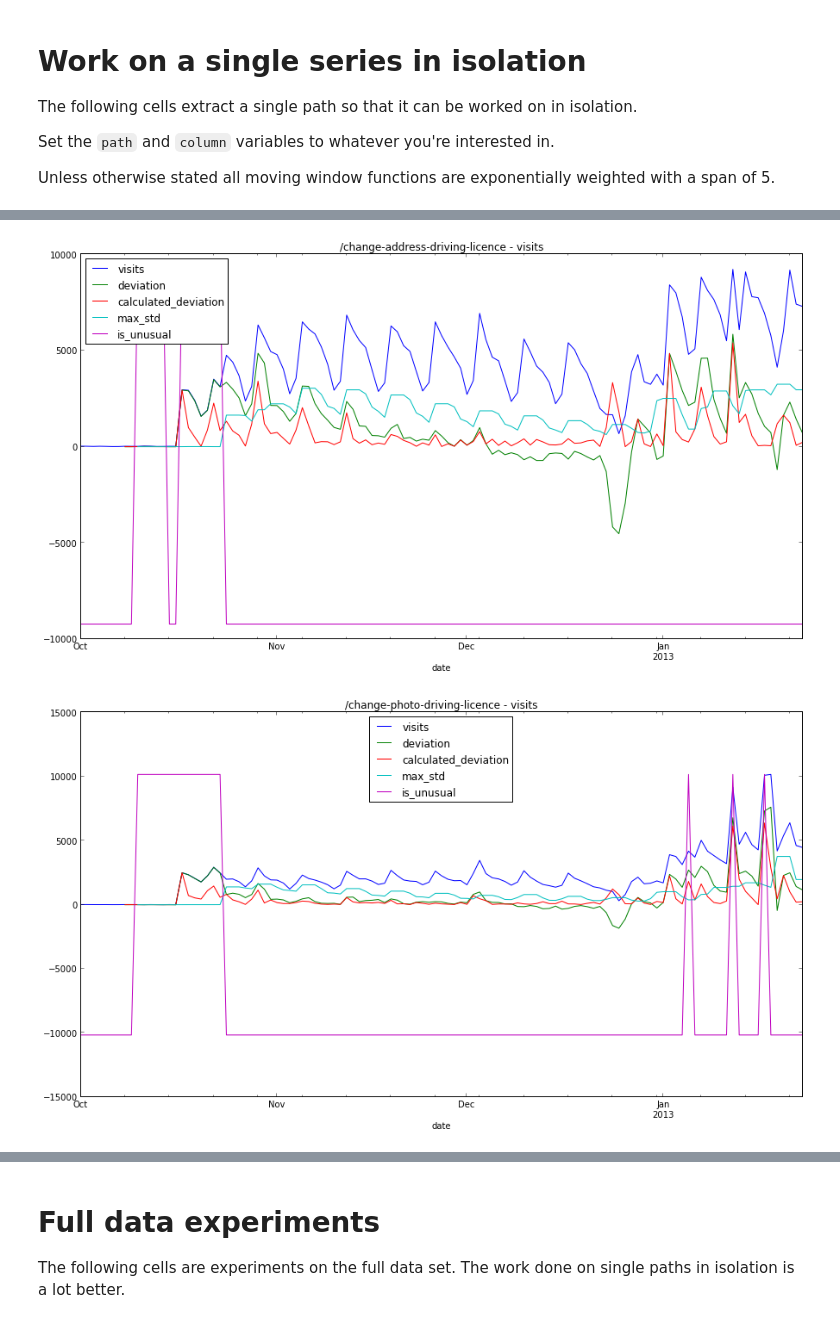
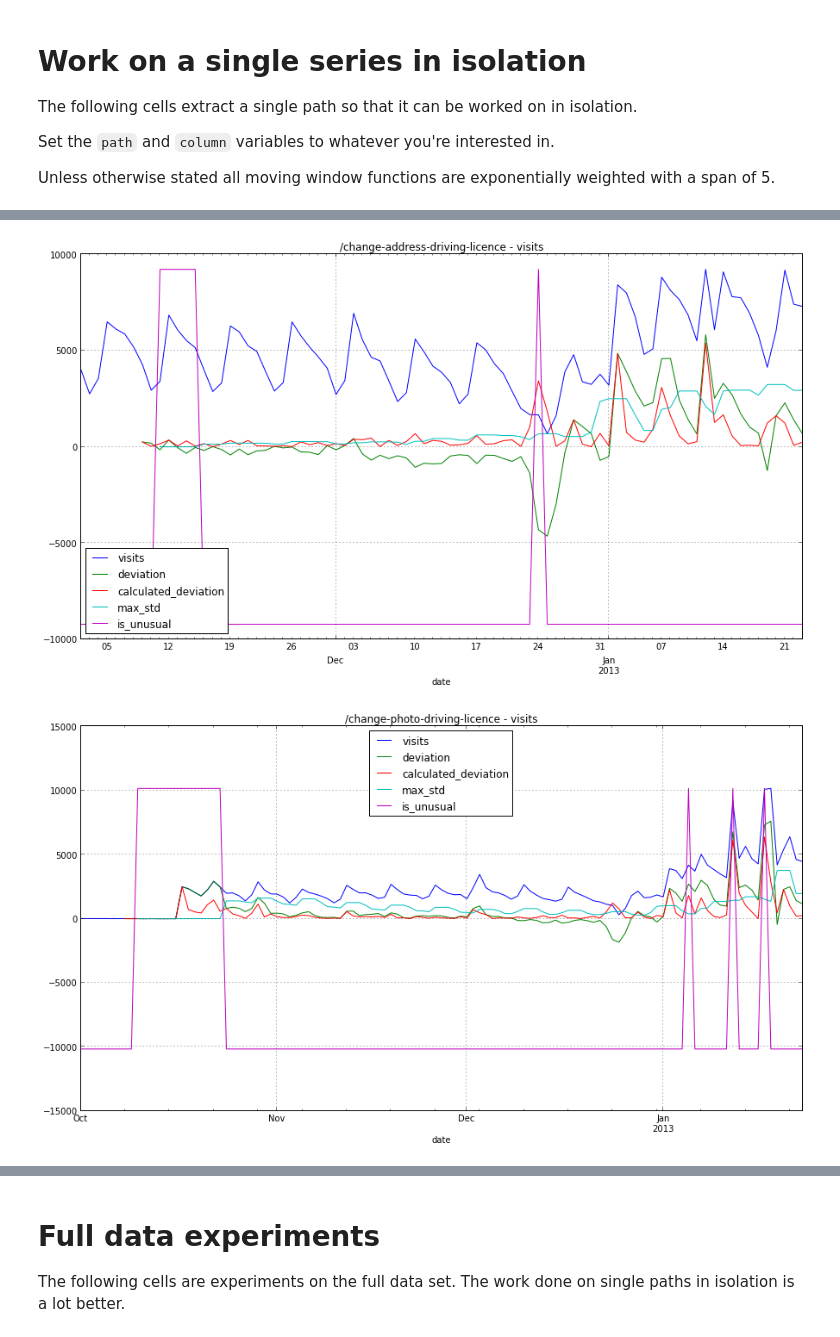
Before and after one commit to robyoung/dora, a Jupyter notebook: notebooks/Visits per piece of content.ipynb, the cells around one changed output, grey strips where cells are left out. Drawn from its saved outputs; the diff is of its cells as text; code cells hidden in the pictures.

Commit message:
Turn grid on graph and add autocorrelation.

```diff
--- a/notebooks/Visits per piece of content.ipynb
+++ b/notebooks/Visits per piece of content.ipynb
@@ -187,7 +187,13 @@ def calculate_and_draw(full_data, path, column):
     single_path = calculate_deviation(single_path, column, alpha=0.65)
 
     # Plot that shizzle
-
-    single_path.set_index("date")[[column, "deviation", "calculated_deviation", "max_std", "is_unusual"]].plot(figsize=(15, 8), title="%s - %s" % (path, column))
+    columns = [column, "deviation", "calculated_deviation", "max_std", "is_unusual"]
+    single_path.set_index("date")[columns].plot(figsize=(15, 8), title="%s - %s" % (path, column), grid=True)
 
     print single_path[single_path["is_unusual"] > 0][["date", column, "deviation", "calculated_deviation", "max_std"]]
+
+def autocorrelate(full_data, path, column):
+    single_path = full_data.set_index("path").ix[path].reset_index().set_index("date")
+    single_path.asfreq("D")
+    del single_path["path"]
+    pd.tools.plotting.autocorrelation_plot(single_path[column])
@@ -210,7 +220,7 @@ def calculate_and_draw(full_data, path, column):
 
 column = "visits"
 
-calculate_and_draw(full_data, "/change-address-driving-licence", column)
+calculate_and_draw(full_data[full_data["date"] > date(2012, 11, 1)], "/change-address-driving-licence", column)
 calculate_and_draw(full_data, "/change-photo-driving-licence", column)
-calculate_and_draw(full_data, "/divorce", column)
+calculate_and_draw(full_data[full_data["date"] > date(2012, 11, 1)], "/divorce", column)
 # %% [output]
@@ -234,2 +244,2 @@ calculate_and_draw(full_data, "/divorce", column)
-[figure, old version]
+[figure, new version]
 [figure]
```
Also changed, not shown: parts of 2 cells of this notebook.
